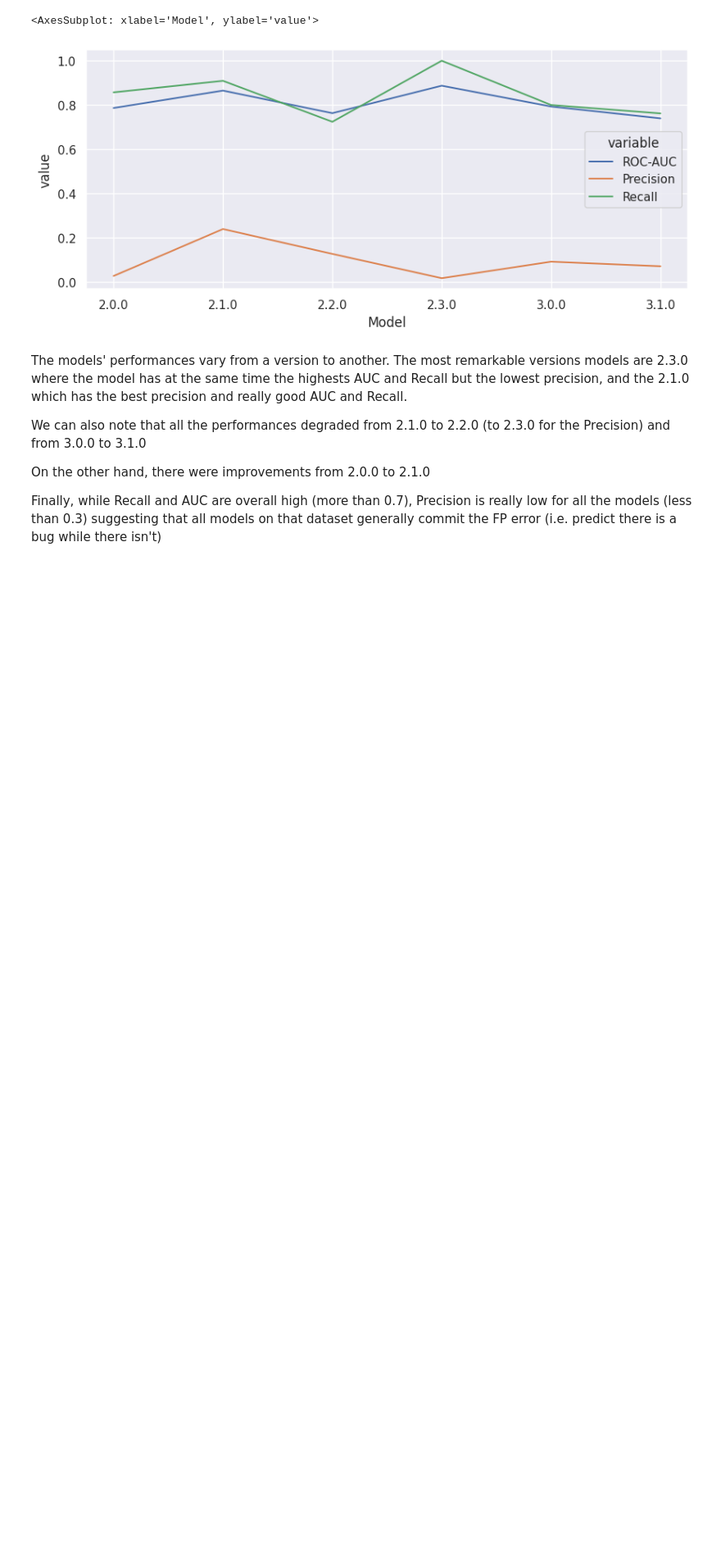
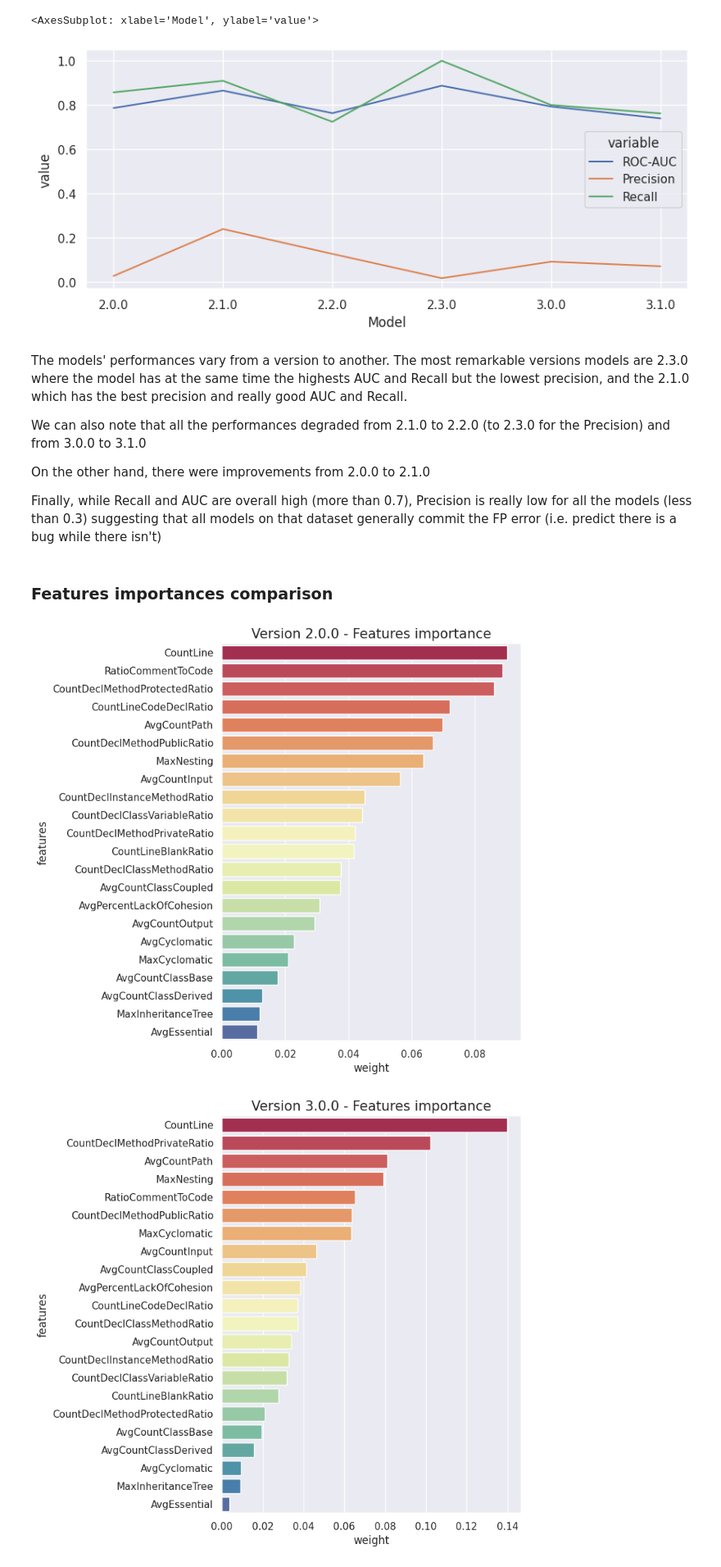
Before and after one commit to ahenrij/ets-mgl869-hive, a Jupyter notebook: src/lab/notebooks/versions_models.ipynb, the cells around one changed output. Shown at 82% size. Saved outputs shown, nothing was run; the diff lists cells and outputs as text; code cells hidden in the pictures; blank space fills up the shorter version.

```diff
--- a/src/lab/notebooks/versions_models.ipynb
+++ b/src/lab/notebooks/versions_models.ipynb
@@ -165,10 +165,10 @@ def plot_roc_curve(y_test, pos_probs, roc_auc, title):
   plt.show()
 
 
-def plot_feature_importances(model, name, lr=False):
+def plot_feature_importances(model, name, lr=False, features=None):
   """Show model features importance."""
   feature_importances = pd.DataFrame(columns = ['features', 'weight'])
-  feature_importances['features'] = X_train.columns
+  feature_importances['features'] = features
   feature_importances['weight'] = (
       model.coef_.reshape(len(feature_importances)) if lr else
       model.feature_importances_
@@ -252,3 +252,14 @@ We can also note that all the performances degraded from 2.1.0 to 2.2.0 (to 2.3.
 On the other hand, there were improvements from 2.0.0 to 2.1.0
 
 Finally, while Recall and AUC are overall high (more than 0.7), Precision is really low for all the models (less than 0.3) suggesting that all models on that dataset generally commit the FP error (i.e. predict there is a bug while there isn't)
+# %% [markdown]
+### Features importances comparison
+# %%
+model_2_0_0 = load_model("2.0.0")
+model_3_0_0 = load_model("3.0.0")
+# %%
+plot_feature_importances(model_2_0_0._final_estimator, "Version 2.0.0", features=X_train.columns)
+plot_feature_importances(model_3_0_0._final_estimator, "Version 3.0.0", features=X_train.columns)
+# %% [output]
+[figure, added]
+[figure, added]
```
Also changed, not shown: parts of 1 cell of this notebook.
